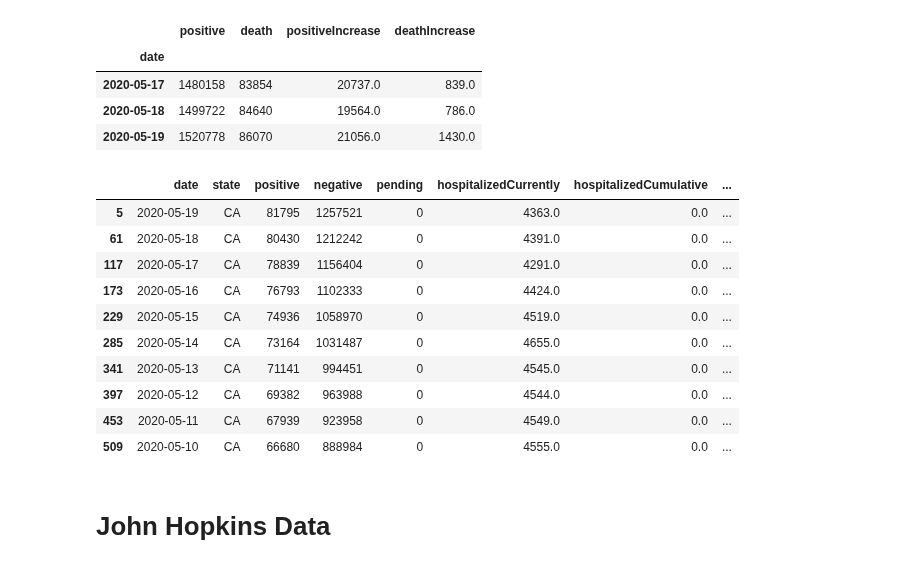
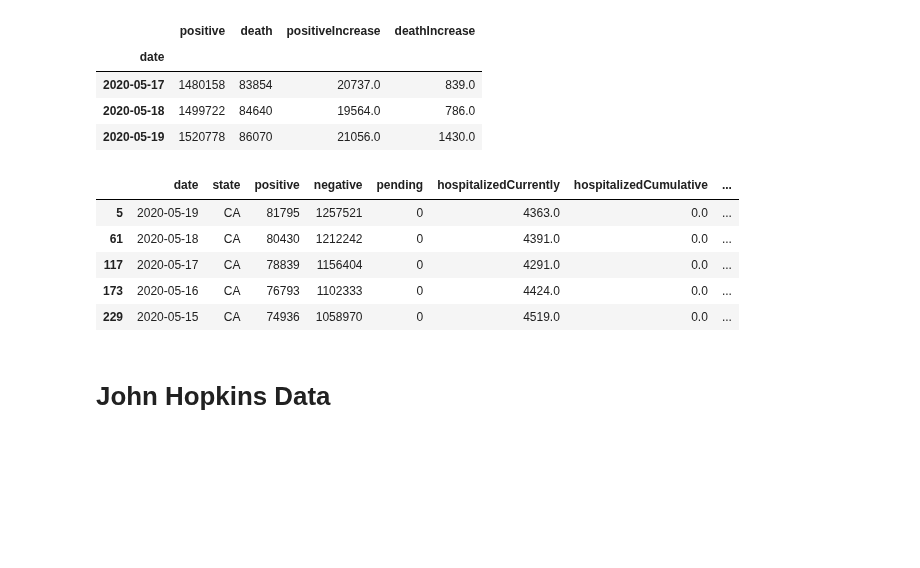
Before and after one commit to DMXMax/covid19, a Jupyter notebook: coviddata.ipynb, the cells around one changed output. Saved outputs shown, nothing was run; the diff lists cells and outputs as text; code cells hidden in the pictures; blank space fills up the shorter version.

```diff
--- a/coviddata.ipynb
+++ b/coviddata.ipynb
@@ -44,19 +44,14 @@ US Summary
 | 2020-05-18 | 1499722 | 84640 | 19564.0 | 786.0 |
 | 2020-05-19 | 1520778 | 86070 | 21056.0 | 1430.0 |
 # %%
-dfCovidtracking[dfCovidtracking.state=='CA'].head(10)
+dfCovidtracking[dfCovidtracking.state=='CA'].head(5)
 # %% [output]
 |  | date | state | positive | negative | pending | hospitalizedCurrently | hospitalizedCumulative | ... |
 | 5 | 2020-05-19 | CA | 81795 | 1257521 | 0 | 4363.0 | 0.0 | ... |
 | 61 | 2020-05-18 | CA | 80430 | 1212242 | 0 | 4391.0 | 0.0 | ... |
 | 117 | 2020-05-17 | CA | 78839 | 1156404 | 0 | 4291.0 | 0.0 | ... |
 | 173 | 2020-05-16 | CA | 76793 | 1102333 | 0 | 4424.0 | 0.0 | ... |
 | 229 | 2020-05-15 | CA | 74936 | 1058970 | 0 | 4519.0 | 0.0 | ... |
-| 285 | 2020-05-14 | CA | 73164 | 1031487 | 0 | 4655.0 | 0.0 | ... |
-| 341 | 2020-05-13 | CA | 71141 | 994451 | 0 | 4545.0 | 0.0 | ... |
-| 397 | 2020-05-12 | CA | 69382 | 963988 | 0 | 4544.0 | 0.0 | ... |
-| 453 | 2020-05-11 | CA | 67939 | 923958 | 0 | 4549.0 | 0.0 | ... |
-| 509 | 2020-05-10 | CA | 66680 | 888984 | 0 | 4555.0 | 0.0 | ... |
 # %%
 dfctd_state_curr = dfCovidtracking.loc[dfCovidtracking.date==dfCovidtracking.date.max()] \
   .rename(columns={'positive':'total_positive'}) \
```
Also changed, not shown: parts of 9 cells of this notebook.
